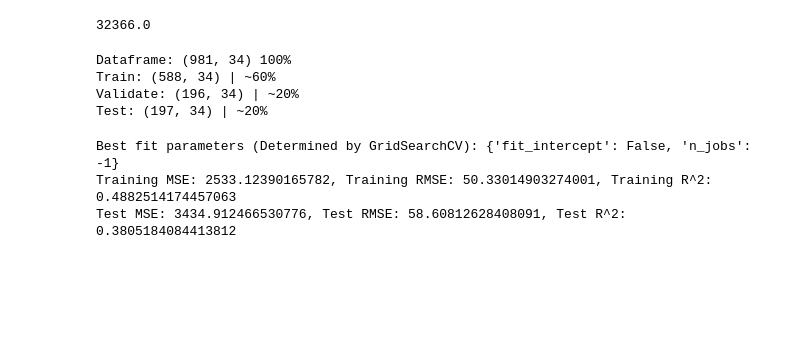
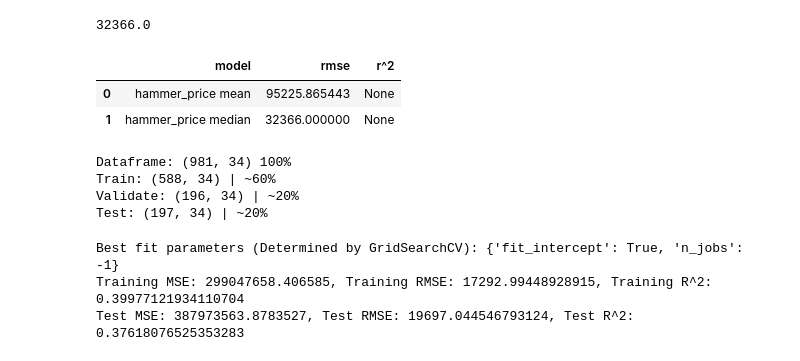
Before and after one commit to jeremiah-toribio/art-of-data, a Jupyter notebook: workbook.ipynb, the cells around one changed output. Drawn from its saved outputs; the diff is of its cells as text; code cells hidden in the pictures; blank space fills up the shorter version.

```diff
--- a/workbook.ipynb
+++ b/workbook.ipynb
@@ -390,6 +409,13 @@ df.hammer_price.mean()
 df.hammer_price.median()
 # %% [output]
 32366.0
+# %%
+metrics_df = m.metrics_dataframe(model='hammer_price mean', RMSE=df.hammer_price.mean(),r2='None')
+m.save_metrics(model='hammer_price median',RMSE=df.hammer_price.median(),df=metrics_df, r2='None')
+# %% [output]
+|  | model | rmse | r^2 |
+| 0 | hammer_price mean | 95225.865443 | None |
+| 1 | hammer_price median | 32366.000000 | None |
 # %%
 train, validate, test = w.splitter(df_scaled)
 # %% [output]
@@ -411,11 +445,11 @@ log_price_std = df.log_hammer_price.std()
 price_mean = df.hammer_price.mean()
 price_std = df.hammer_price.std()
 # %%
-# validate
-validate_model_predictions = m.linear_regression_compiled(x_train, y_train, x_validate, y_validate, target_mean=log_price_mean
-,target_std=log_price_std)
+# validate for OLS
+ols_validate_model_predictions, metrics_df = m.linear_regression_compiled(x_train, y_train, x_validate, y_validate, target_mean=price_mean
+,target_std=price_std,test=False, metrics_df=metrics_df)
 # %% [output]
-Best fit parameters (Determined by GridSearchCV): {'fit_intercept': False, 'n_jobs': -1}
-Training MSE: 2533.12390165782, Training RMSE: 50.33014903274001, Training R^2: 0.4882514174457063
-Test MSE: 3434.912466530776, Test RMSE: 58.60812628408091, Test R^2: 0.3805184084413812
+Best fit parameters (Determined by GridSearchCV): {'fit_intercept': True, 'n_jobs': -1}
+Training MSE: 299047658.406585, Training RMSE: 17292.99448928915, Training R^2: 0.39977121934110704
+Test MSE: 387973563.8783527, Test RMSE: 19697.044546793124, Test R^2: 0.37618076525353283
 # %%
```
Also changed, not shown: parts of 20 cells of this notebook, 2 other files.
